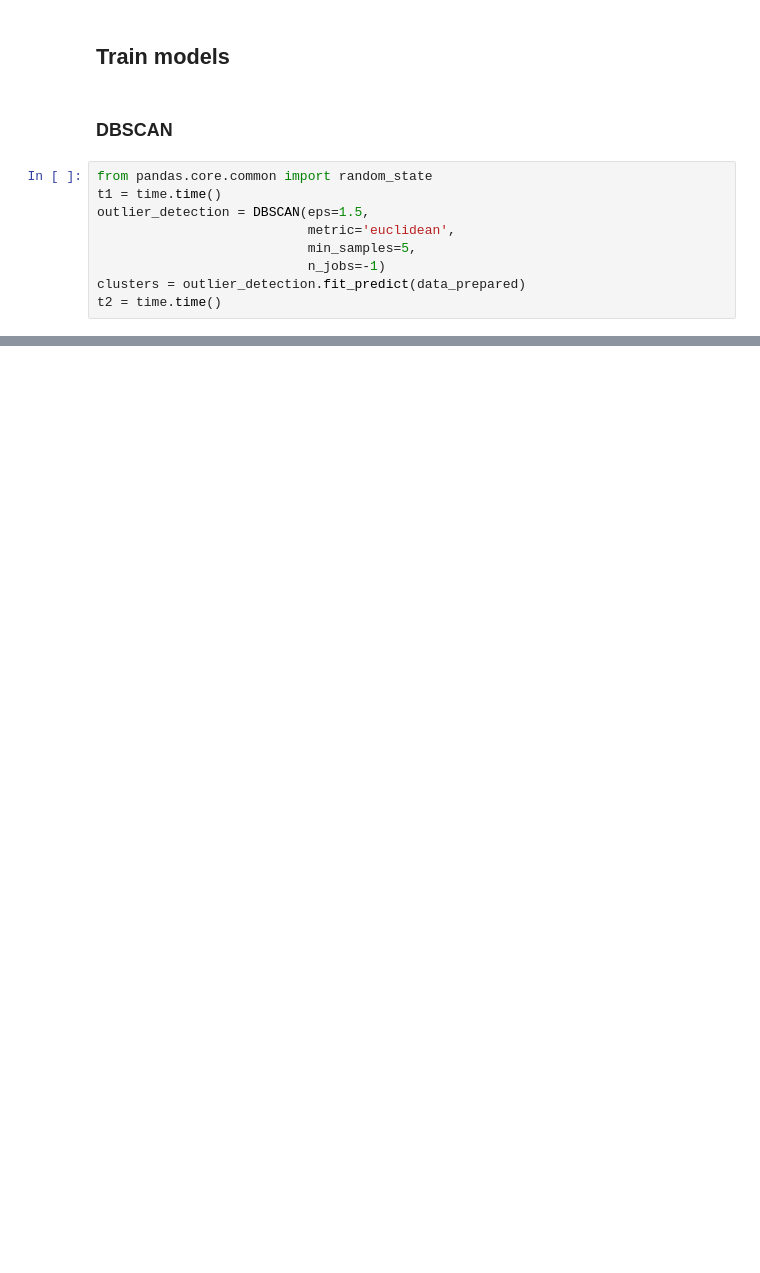
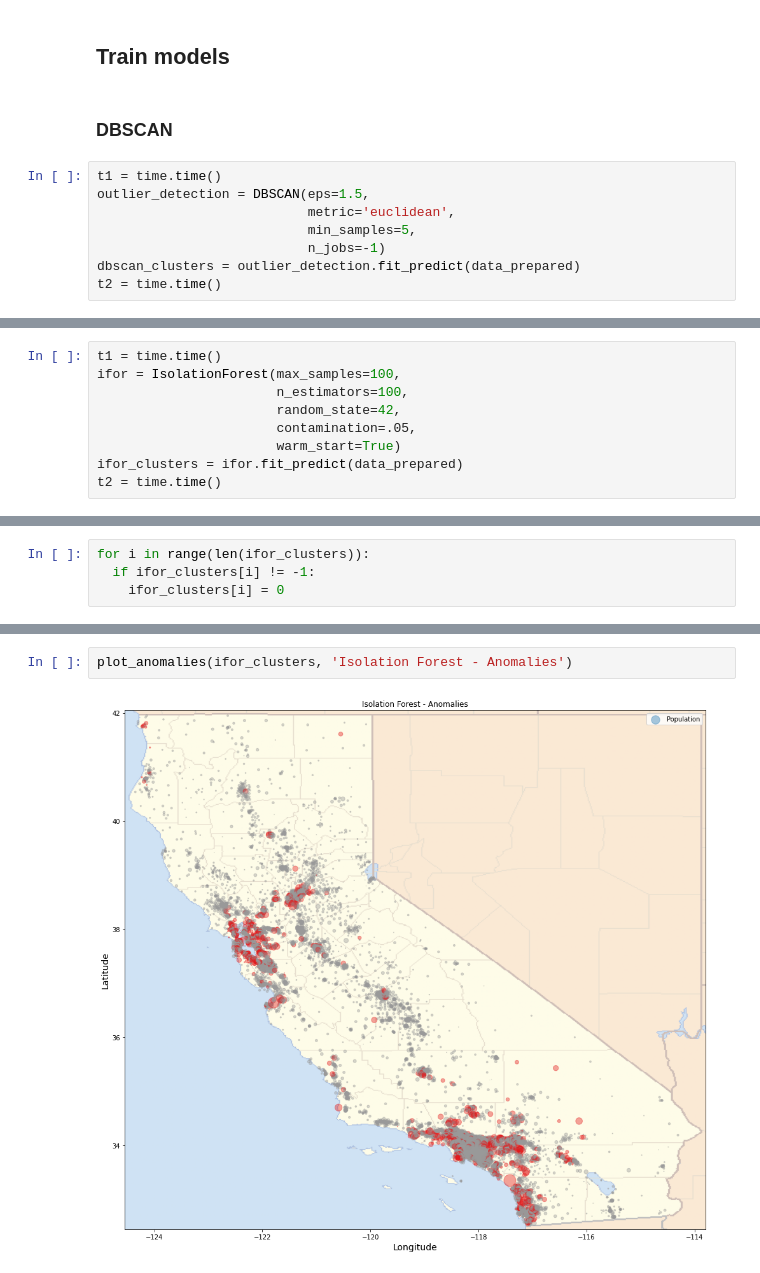
Before and after one commit to mo-amininasab/california_housing_AD, a Jupyter notebook: California_housing_anomaly_detection.ipynb, the cells around one changed output, grey strips where cells are left out. Saved outputs shown, nothing was run; the diff lists cells and outputs as text; blank space fills up the shorter version.

```diff
--- a/California_housing_anomaly_detection.ipynb
+++ b/California_housing_anomaly_detection.ipynb
@@ -219,13 +219,12 @@ pd.DataFrame(data_prepared).head()
 # %% [markdown]
 ### DBSCAN
 # %%
-from pandas.core.common import random_state
 t1 = time.time()
 outlier_detection = DBSCAN(eps=1.5,
                            metric='euclidean',
                            min_samples=5,
                            n_jobs=-1)
-clusters = outlier_detection.fit_predict(data_prepared)
+dbscan_clusters = outlier_detection.fit_predict(data_prepared)
 t2 = time.time()
 # %%
 print((t2-t1)/60)
@@ -281,0 +285,9 @@ Text(0.5, 0, 'Longitude')
+# %%
+t1 = time.time()
+ifor = IsolationForest(max_samples=100,
+                       n_estimators=100,
+                       random_state=42,
+                       contamination=.05,
+                       warm_start=True)
+ifor_clusters = ifor.fit_predict(data_prepared)
+t2 = time.time()
@@ -281,0 +298,4 @@ Text(0.5, 0, 'Longitude')
+# %%
+for i in range(len(ifor_clusters)):
+  if ifor_clusters[i] != -1:
+    ifor_clusters[i] = 0
@@ -281,0 +322,4 @@ Text(0.5, 0, 'Longitude')
+# %%
+plot_anomalies(ifor_clusters, 'Isolation Forest - Anomalies')
+# %% [output]
+[figure, added]
```
Also changed, not shown: parts of 14 cells of this notebook.
